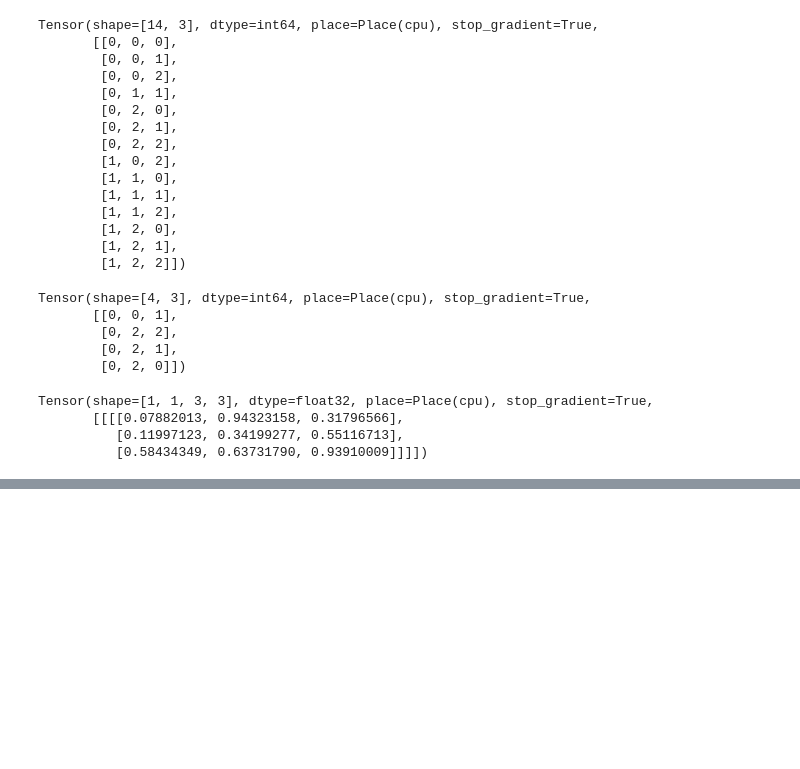
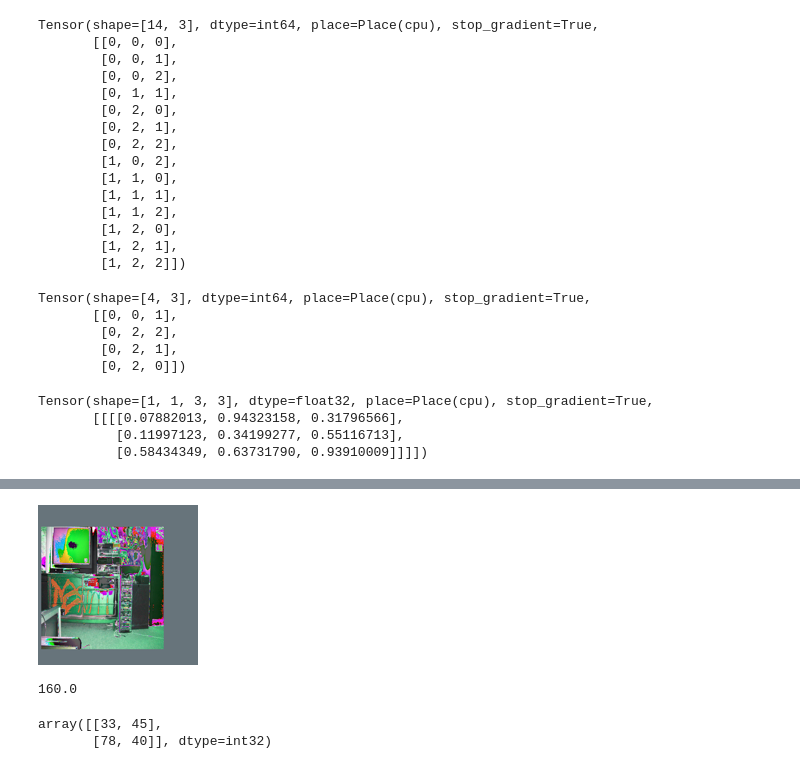
Before and after one commit to lyuwenyu/PaddleDetection, a Jupyter notebook: Untitled.ipynb, the cells around one changed output, grey strips where cells are left out. Saved outputs shown, nothing was run; the diff lists cells and outputs as text; code cells hidden in the pictures; blank space fills up the shorter version.

```diff
--- a/Untitled.ipynb
+++ b/Untitled.ipynb
@@ -107,0 +141,13 @@ paddle.topk(b[:, 0], 103)
+# %%
+data = np.load('./49906_image.npy')[0]
+im = Image.fromarray( (data.transpose(1, 2, 0)[:, :, ::-1] * 255).astype(np.uint8) ).convert('RGB')
+
+im = im.resize([160, 160])
+
+im
+# %% [output]
+[figure, added]
+# %%
+640 / 4
+# %% [output]
+160.0
@@ -107,0 +158,5 @@ paddle.topk(b[:, 0], 103)
+# %%
+centers
+# %% [output]
+array([[33, 45],
+       [78, 40]], dtype=int32)
```
Also changed, not shown: parts of 16 cells of this notebook, 2 other files.
